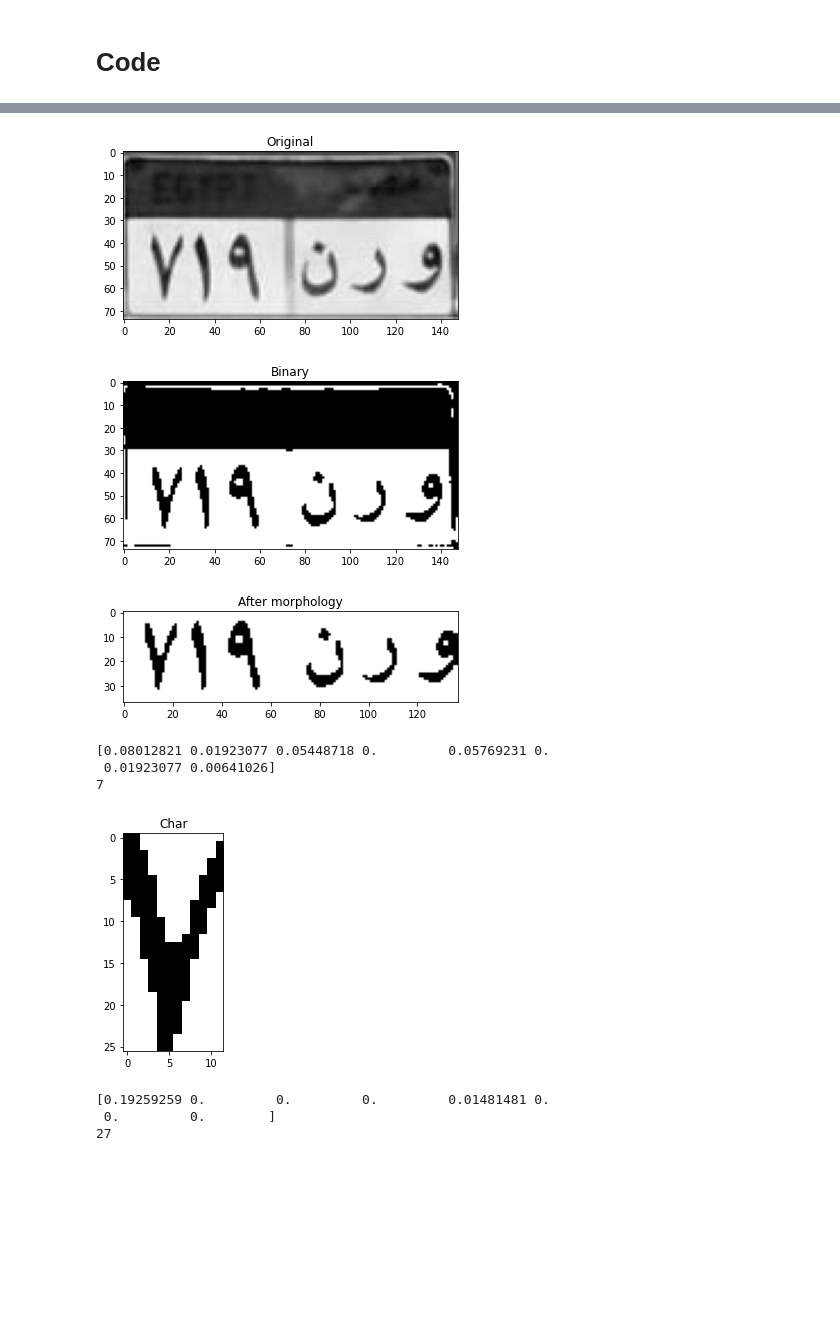
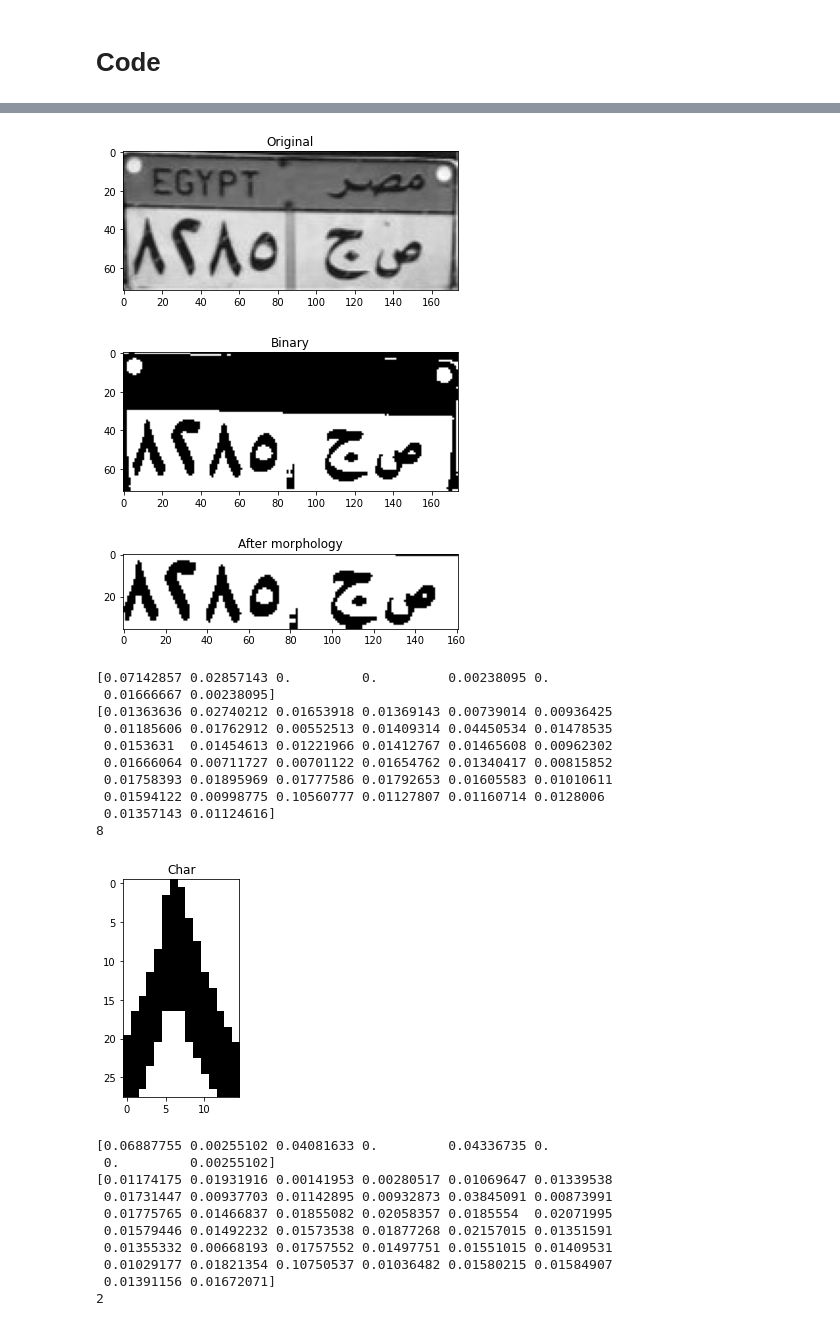
Before and after one commit to MoazHassan2022/License-Plate-Recognition, a Jupyter notebook: plate_detection/detection.ipynb, the cells around one changed output, grey strips where cells are left out. Drawn from its saved outputs; the diff is of its cells as text; code cells hidden in the pictures; blank space fills up the shorter version.

Commit message:
5 images succeeded

```diff
--- a/plate_detection/detection.ipynb
+++ b/plate_detection/detection.ipynb
@@ -19,28 +16,57 @@ The autoreload extension is already loaded. To reload it, use:
 # %%
-image = (rgb2gray(io.imread("plates_dataset/img2.jpg")) * 255).astype("uint8")
+for i in range(1,5):
+    image = (rgb2gray(io.imread("plates_dataset/img" + str(i) +".jpg")) * 255).astype("uint8")
+    show_images([image], ["Original"])
+    image = cv2.threshold(image, 0, 255, cv2.THRESH_BINARY | cv2.THRESH_OTSU)[1]
+    show_images([image], ["Binary"])
+    x,y = image.shape
+    image = image[int(x//2.2):x-int(x//15),int(y//30):y-int(y//20)]
+    structuringEl = np.ones((2, 2))
+    image = binary_opening(image, structuringEl)
+    show_images([image], ["After morphology"])
+    charText = getChars(image)
+    print(charText)
+    if(check_in_database(charText, 'database.txt') == True):
+        print('Accepted')
+    else:
+        print('Rejected')
+image = (rgb2gray(io.imread("plates_dataset/img1Behind.jpg")) * 255).astype("uint8")
 show_images([image], ["Original"])
 image = cv2.threshold(image, 0, 255, cv2.THRESH_BINARY | cv2.THRESH_OTSU)[1]
 show_images([image], ["Binary"])
 x,y = image.shape
 image = image[int(x//2.2):x-int(x//15),int(y//30):y-int(y//20)]
 structuringEl = np.ones((2, 2))
 image = binary_opening(image, structuringEl)
 show_images([image], ["After morphology"])
 charText = getChars(image)
-
 print(charText)
 if(check_in_database(charText, 'database.txt') == True):
     print('Accepted')
 else:
     print('Rejected')
 # %% [output]
-[figure, old version]
+[figure, new version]
-[figure, old version]
+[figure, new version]
-[figure, old version]
+[figure, new version]
-[0.08012821 0.01923077 0.05448718 0.         0.05769231 0.
- 0.01923077 0.00641026]
-7
+[0.07142857 0.02857143 0.         0.         0.00238095 0.
+ 0.01666667 0.00238095]
+[0.01363636 0.02740212 0.01653918 0.01369143 0.00739014 0.00936425
+ 0.01185606 0.01762912 0.00552513 0.01409314 0.04450534 0.01478535
+ 0.0153631  0.01454613 0.01221966 0.01412767 0.01465608 0.00962302
+ 0.01666064 0.00711727 0.00701122 0.01654762 0.01340417 0.00815852
+ 0.01758393 0.01895969 0.01777586 0.01792653 0.01605583 0.01010611
+ 0.01594122 0.00998775 0.10560777 0.01127807 0.01160714 0.0128006
+ 0.01357143 0.01124616]
+8
-[figure, old version]
+[figure, new version]
-[0.19259259 0.         0.         0.         0.01481481 0.
- 0.         0.        ]
-27
+[0.06887755 0.00255102 0.04081633 0.         0.04336735 0.
+ 0.         0.00255102]
+[0.01174175 0.01931916 0.00141953 0.00280517 0.01069647 0.01339538
+ 0.01731447 0.00937703 0.01142895 0.00932873 0.03845091 0.00873991
+ 0.01775765 0.01466837 0.01855082 0.02058357 0.0185554  0.02071995
+ 0.01579446 0.01492232 0.01573538 0.01877268 0.02157015 0.01351591
+ 0.01355332 0.00668193 0.01757552 0.01497751 0.01551015 0.01409531
+ 0.01029177 0.01821354 0.10750537 0.01036482 0.01580215 0.01584907
+ 0.01391156 0.01672071]
+2
```
Also changed, not shown: parts of 4 cells of this notebook, 18 other files.
